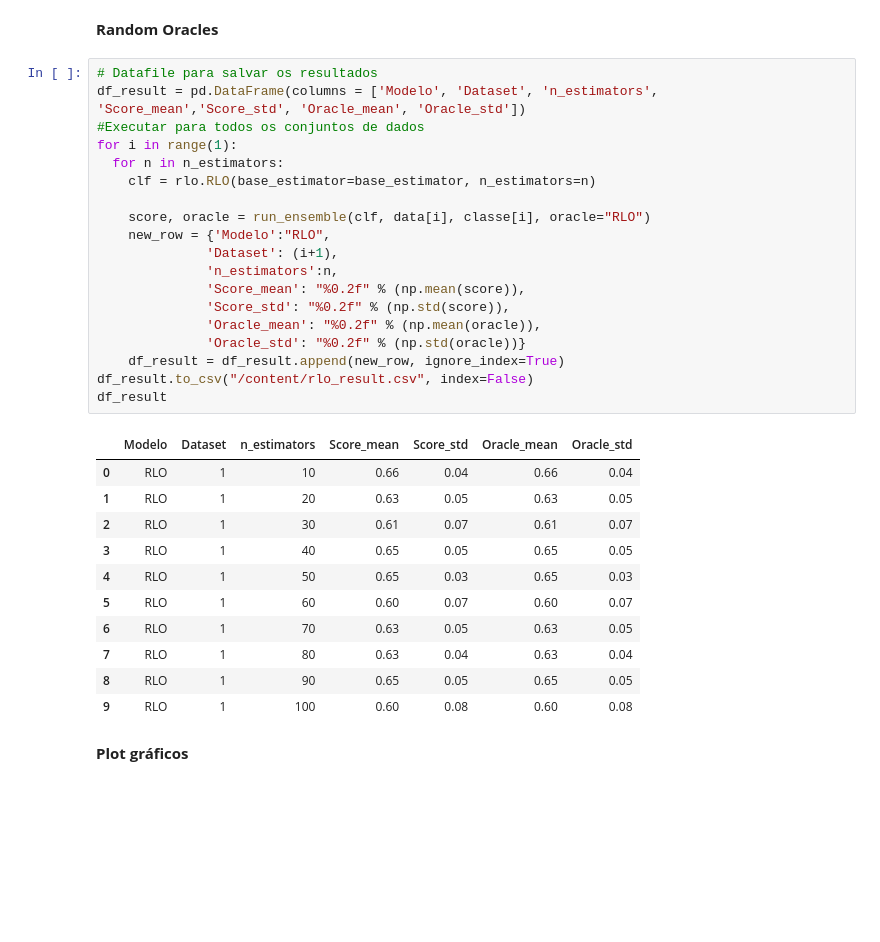
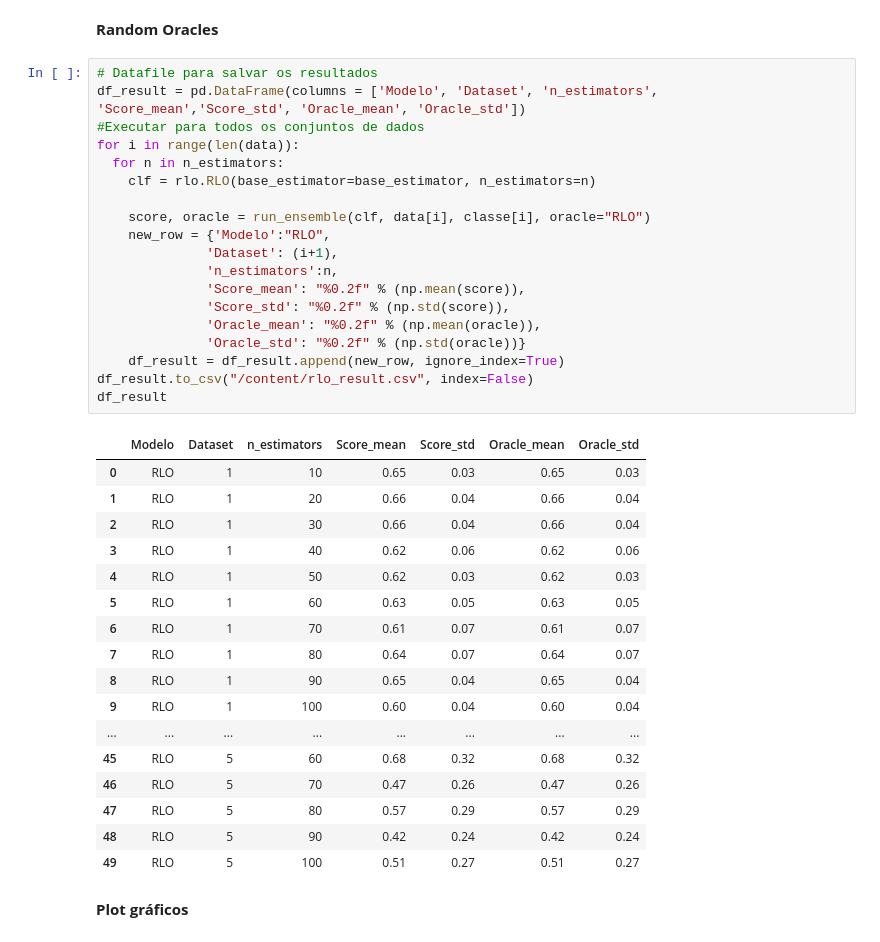
Before and after one commit to Francimaria/ensemble_learning, a Jupyter notebook: exercicio1_vs_final.ipynb, the cells around one changed output. Cells and saved outputs as stored; diff of their text form; blank space fills up the shorter version.

```diff
--- a/exercicio1_vs_final.ipynb
+++ b/exercicio1_vs_final.ipynb
@@ -319,33 +320,39 @@ df_result
 # %%
 # Datafile para salvar os resultados
 df_result = pd.DataFrame(columns = ['Modelo', 'Dataset', 'n_estimators', 'Score_mean','Score_std', 'Oracle_mean', 'Oracle_std'])
 #Executar para todos os conjuntos de dados
-for i in range(1):
+for i in range(len(data)):
   for n in n_estimators:
     clf = rlo.RLO(base_estimator=base_estimator, n_estimators=n)
 
     score, oracle = run_ensemble(clf, data[i], classe[i], oracle="RLO")
     new_row = {'Modelo':"RLO",
               'Dataset': (i+1),
               'n_estimators':n,
               'Score_mean': "%0.2f" % (np.mean(score)),
               'Score_std': "%0.2f" % (np.std(score)),
               'Oracle_mean': "%0.2f" % (np.mean(oracle)),
               'Oracle_std': "%0.2f" % (np.std(oracle))}
     df_result = df_result.append(new_row, ignore_index=True)
 df_result.to_csv("/content/rlo_result.csv", index=False)
 df_result
 # %% [output]
 |  | Modelo | Dataset | n_estimators | Score_mean | Score_std | Oracle_mean | Oracle_std |
-| 0 | RLO | 1 | 10 | 0.66 | 0.04 | 0.66 | 0.04 |
-| 1 | RLO | 1 | 20 | 0.63 | 0.05 | 0.63 | 0.05 |
-| 2 | RLO | 1 | 30 | 0.61 | 0.07 | 0.61 | 0.07 |
-| 3 | RLO | 1 | 40 | 0.65 | 0.05 | 0.65 | 0.05 |
-| 4 | RLO | 1 | 50 | 0.65 | 0.03 | 0.65 | 0.03 |
-| 5 | RLO | 1 | 60 | 0.60 | 0.07 | 0.60 | 0.07 |
-| 6 | RLO | 1 | 70 | 0.63 | 0.05 | 0.63 | 0.05 |
-| 7 | RLO | 1 | 80 | 0.63 | 0.04 | 0.63 | 0.04 |
-| 8 | RLO | 1 | 90 | 0.65 | 0.05 | 0.65 | 0.05 |
-| 9 | RLO | 1 | 100 | 0.60 | 0.08 | 0.60 | 0.08 |
+| 0 | RLO | 1 | 10 | 0.65 | 0.03 | 0.65 | 0.03 |
+| 1 | RLO | 1 | 20 | 0.66 | 0.04 | 0.66 | 0.04 |
+| 2 | RLO | 1 | 30 | 0.66 | 0.04 | 0.66 | 0.04 |
+| 3 | RLO | 1 | 40 | 0.62 | 0.06 | 0.62 | 0.06 |
+| 4 | RLO | 1 | 50 | 0.62 | 0.03 | 0.62 | 0.03 |
+| 5 | RLO | 1 | 60 | 0.63 | 0.05 | 0.63 | 0.05 |
+| 6 | RLO | 1 | 70 | 0.61 | 0.07 | 0.61 | 0.07 |
+| 7 | RLO | 1 | 80 | 0.64 | 0.07 | 0.64 | 0.07 |
+| 8 | RLO | 1 | 90 | 0.65 | 0.04 | 0.65 | 0.04 |
+| 9 | RLO | 1 | 100 | 0.60 | 0.04 | 0.60 | 0.04 |
+| ... | ... | ... | ... | ... | ... | ... | ... |
+| 45 | RLO | 5 | 60 | 0.68 | 0.32 | 0.68 | 0.32 |
+| 46 | RLO | 5 | 70 | 0.47 | 0.26 | 0.47 | 0.26 |
+| 47 | RLO | 5 | 80 | 0.57 | 0.29 | 0.57 | 0.29 |
+| 48 | RLO | 5 | 90 | 0.42 | 0.24 | 0.42 | 0.24 |
+| 49 | RLO | 5 | 100 | 0.51 | 0.27 | 0.51 | 0.27 |
 # %% [markdown]
 **Plot gráficos**
```
Also changed, not shown: parts of 8 cells of this notebook.
